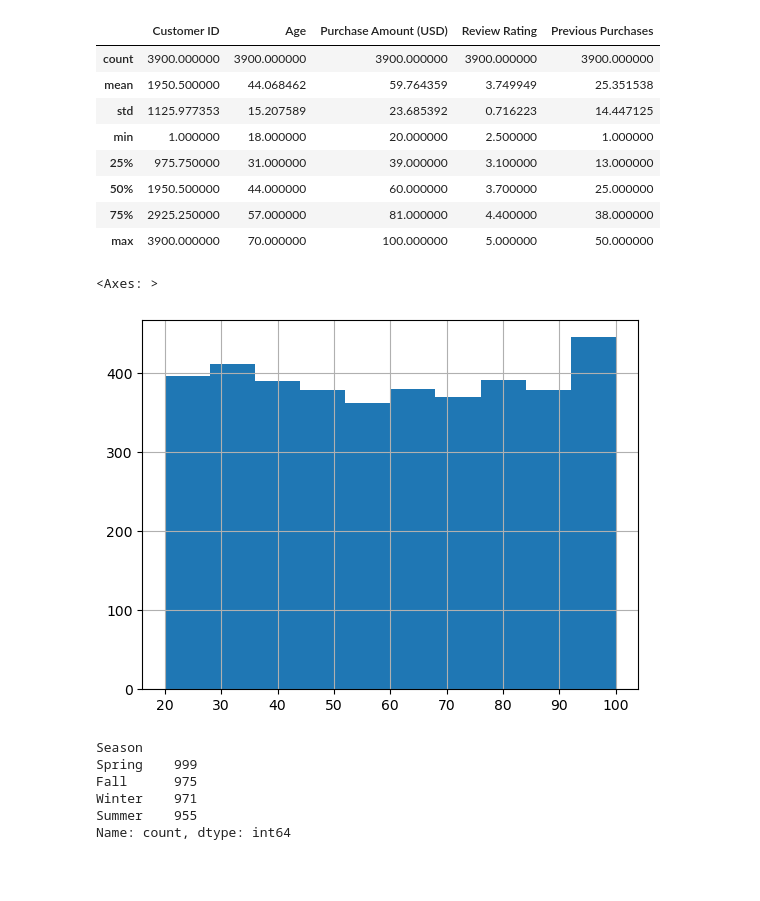
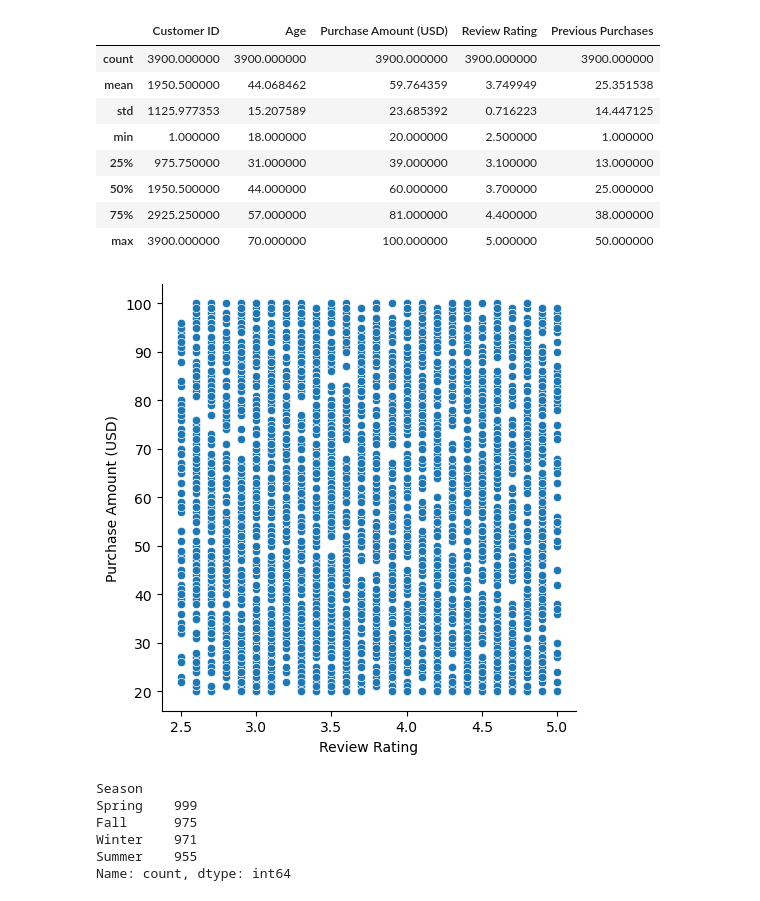
Before and after one commit to korra-pickell/shopping_tableau, a Jupyter notebook: eda_shopping.ipynb, the cells around one changed output. Saved outputs shown, nothing was run; the diff lists cells and outputs as text; code cells hidden in the pictures; blank space fills up the shorter version.

Commit message:
Updated to include seaborn plot

```diff
--- a/eda_shopping.ipynb
+++ b/eda_shopping.ipynb
@@ -57,8 +57,7 @@ df.describe()
 | 50% | 1950.500000 | 44.000000 | 60.000000 | 3.700000 | 25.000000 |
 | 75% | 2925.250000 | 57.000000 | 81.000000 | 4.400000 | 38.000000 |
 | max | 3900.000000 | 70.000000 | 100.000000 | 5.000000 | 50.000000 |
-# %%
-df['Purchase Amount (USD)'].hist()
-# %% [output]
-<Axes: >
-[figure, removed]
+# %%
+gt = sns.relplot(data=df, x="Review Rating", y="Purchase Amount (USD)")
+# %% [output]
+[figure, added]
```
Also changed, not shown: parts of 1 cell of this notebook.
